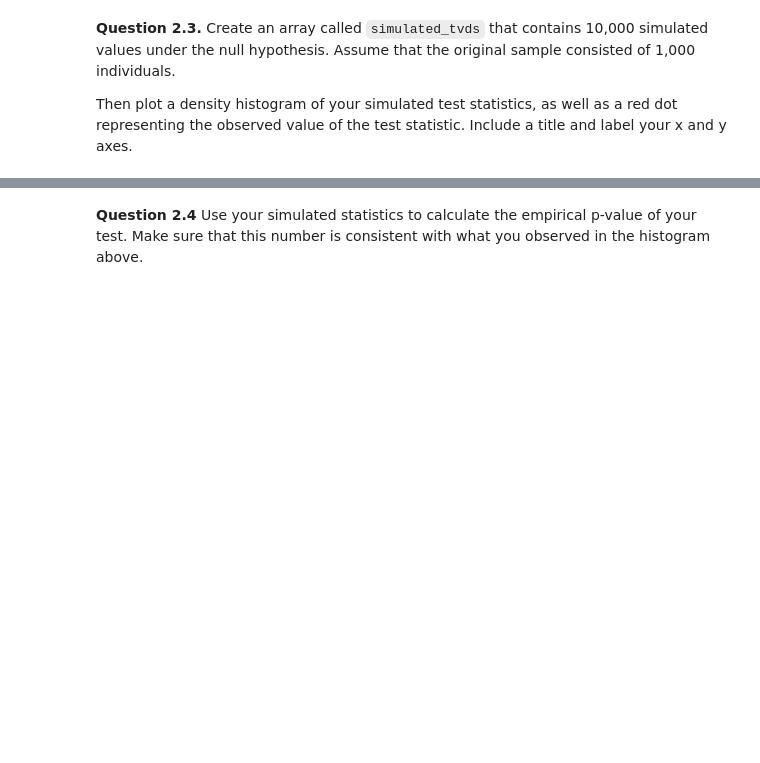
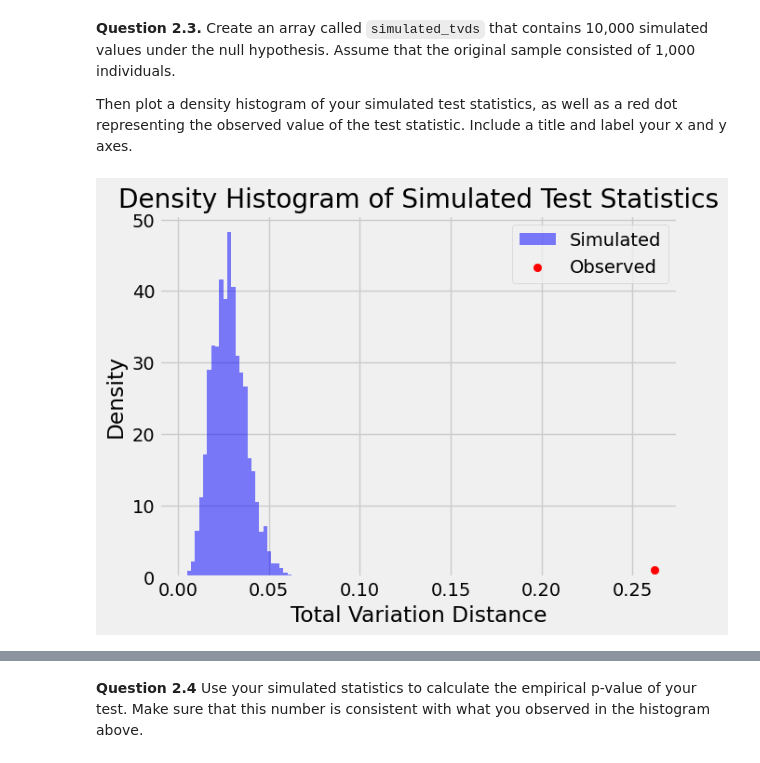
Before and after one commit to abo3abd-y/Data-Science, a Jupyter notebook: Data Science/HW/hw08/hw08.ipynb, the cells around one changed output, grey strips where cells are left out. Cells and saved outputs as stored; diff of their text form; code cells hidden in the pictures; blank space fills up the shorter version.

```diff
--- a/Data Science/HW/hw08/hw08.ipynb
+++ b/Data Science/HW/hw08/hw08.ipynb
@@ -198,7 +243,7 @@ _Type your answer here, replacing this text._
 null_distribution = np.ones(6) * (1/6)
 
 def calculate_tvd(obs_dist, null_dist):
-    ...
+    return sum(abs(obs_dist - null_dist))/2
 
-observed_tvd = ...
+observed_tvd = calculate_tvd(np.array(us_happiness_factors["Proportion of Happiness Score"]), null_distribution)
 observed_tvd
@@ -211,7 +260,28 @@ grader.check("q2_2")
 
 Then plot a density histogram of your simulated test statistics, as well as a red dot representing the observed value of the test statistic.  Include a title and label your x and y axes.
 # %%
-...
+
+simulated_tvds = []
+for _ in range(10000):
+
+    simulated_data = np.random.multinomial(1000, null_distribution)/1000
+    simulated_tvd = calculate_tvd(simulated_data, null_distribution)
+    simulated_tvds.append(simulated_tvd)
+
+
+simulated_tvds = np.array(simulated_tvds)
+
+
+np.mean(simulated_tvds)
+plt.hist(simulated_tvds, bins=30, density=True, alpha=0.5, color='blue', label='Simulated')
+plt.scatter(observed_tvd, 1, color='red', label='Observed', zorder=1)
+plt.xlabel('Total Variation Distance')
+plt.ylabel('Density')
+plt.title('Density Histogram of Simulated Test Statistics')
+plt.legend()
+plt.show()
 # your code above this line
+# %% [output]
+[figure, added]
 # %%
 grader.check("q2_3")
```
Also changed, not shown: parts of 11 cells of this notebook, 1 other file.
